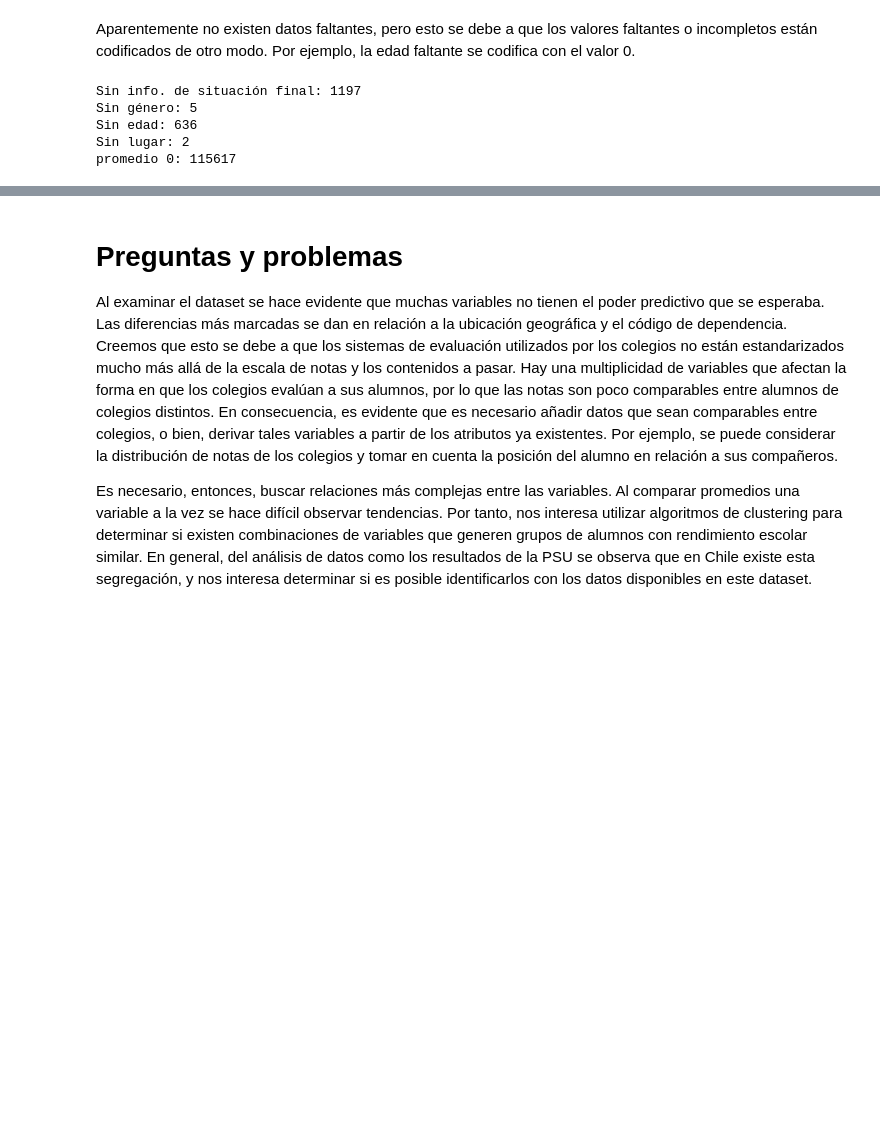
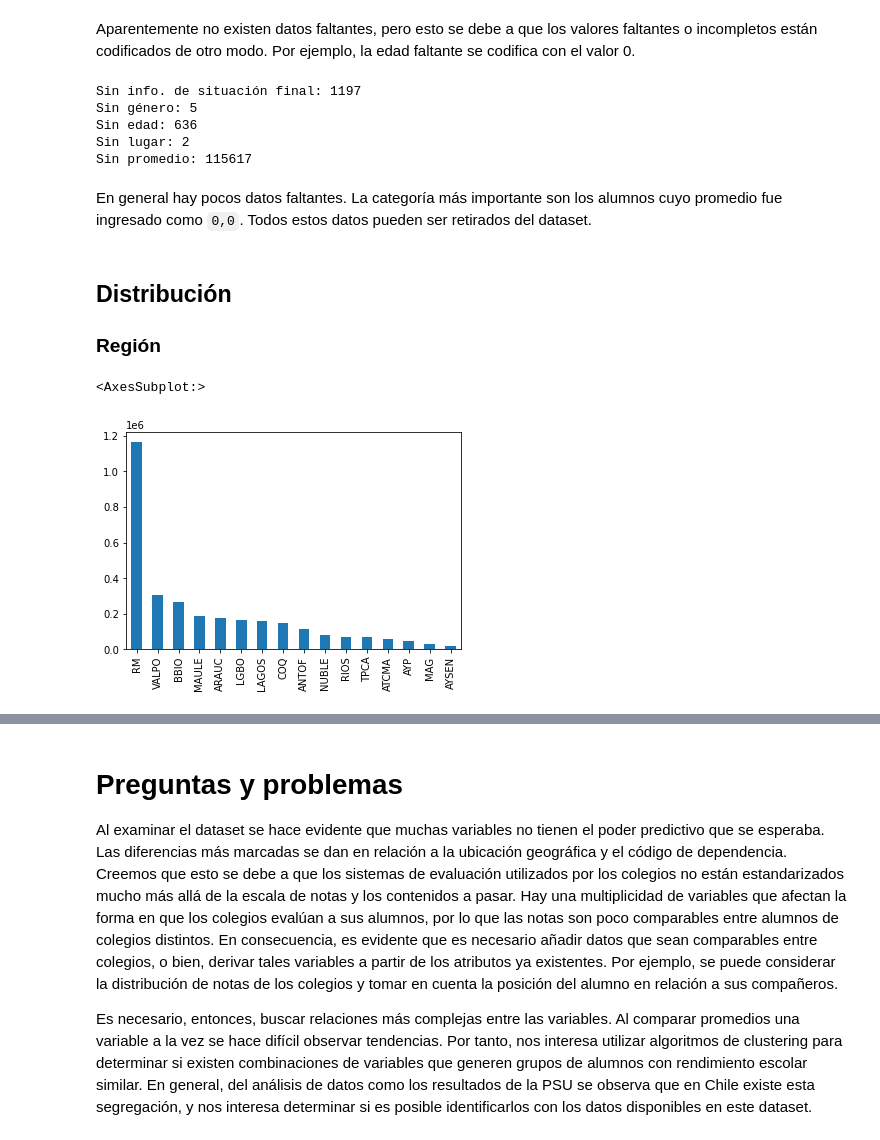
Before and after one commit to zerujio/proyecto-cc5206, a Jupyter notebook: hito_2.ipynb, the cells around one changed output, grey strips where cells are left out. Cells and saved outputs as stored; diff of their text form; code cells hidden in the pictures; blank space fills up the shorter version.

```diff
--- a/hito_2.ipynb
+++ b/hito_2.ipynb
@@ -24,7 +24,10 @@ rendimiento = pd.read_csv("datos/mineduc/rendimiento_escolar/2020.csv",
                               "SIT_FIN_R":"category",
                               "RURAL_RBD":"category",
                               "COD_DEPE":"category",
-                              "ESTADO_ESTAB":"category"},
+                              "COD_DEPE2":"category",
+                              "ESTADO_ESTAB":"category",
+                              "COD_ENSE":"category",
+                              "COD_ENSE2":"category"},
                           converters={"EDAD_ALU": lambda s : int(s) if s != ' ' else 0})
 # %%
 # cambio de nombre para algunas categorias
@@ -32,9 +35,14 @@ rendimiento.GEN_ALU.cat.categories = ["HOMBRE", "MUJER", "S/I"]
 
 rendimiento.RURAL_RBD.cat.categories = ["URBANO", "RURAL"]
 
+
 rendimiento.COD_DEPE = rendimiento.COD_DEPE.cat.rename_categories(
     {"1":"CORP_MUNICIPAL", "2":"MUNICIPAL_DAEM", "3":"PARTICULAR_SUBVEN",
      "4":"PARTICULAR_PAGADO", "5":"CORP_ADMIN_DELEGD", "6":"SERVI_LOCAL_EDUCA"})
+rendimiento.COD_DEPE2 = rendimiento.COD_DEPE2.cat.rename_categories(
+    {"1":"Municipal", "2":"Particular subvencionado", "3":"Particular pagado",
+     "4":"Corp. admin. delegada", "5":"Serv. local educación"}
+)
 
 rendimiento.ESTADO_ESTAB = rendimiento.ESTADO_ESTAB.cat.rename_categories(
     {"1":"FUNCIONANDO","2":"RECESO", "3":"CERRADO"}
@@ -47,5 +55,10 @@ rendimiento.SIT_FIN = rendimiento.SIT_FIN.cat.rename_categories(
 rendimiento.SIT_FIN_R = rendimiento.SIT_FIN_R.cat.rename_categories (
     {" ":"SIN_INFO", "P":"PROMOVIDO", "R":"REPROBADO", "Y":"RETIRADO", "T":"TRASLADADO"}
 )
+
+rendimiento.COD_ENSE2 = rendimiento.COD_ENSE2.cat.rename_categories(
+    {"2":"Básica Niños", "3":"Básica Adultos",
+     "5":"Media HC Jóvenes", "6":"Media HC Adultos",
+     "7":"Media TP Jóvenes", "8":"Media TP Adultos"}
+)
 pass
-rendimiento.SIT_FIN_R
@@ -131,10 +130,27 @@ print(f"Sin edad: {(rendimiento.EDAD_ALU == 0).sum()}")
 print(f"Sin lugar: {((rendimiento.COD_REG_ALU == 0) | (rendimiento.COD_COM_ALU == 0)).sum()}")
 
 # alumnos retirados (promedio 0)
-print(f"promedio 0: {(rendimiento.PROM_GRAL == 0.0).sum()}")
+print(f"Sin promedio: {(rendimiento.PROM_GRAL == 0.0).sum()}")
 # %% [output]
 Sin info. de situación final: 1197
 Sin género: 5
 Sin edad: 636
 Sin lugar: 2
-promedio 0: 115617
+Sin promedio: 115617
+# %% [markdown]
+En general hay pocos datos faltantes. La categoría más importante son los alumnos cuyo promedio fue ingresado como `0,0`. Todos estos datos pueden ser retirados del dataset.
+# %%
+rendimiento.drop(rendimiento[rendimiento.SIT_FIN_R == "SIN_INFO"].index, inplace = True)
+rendimiento.drop(rendimiento[rendimiento.GEN_ALU == "S/I"].index, inplace = True)
+rendimiento.drop(rendimiento[rendimiento.EDAD_ALU == 0].index, inplace = True)
+rendimiento.drop(rendimiento[(rendimiento.COD_REG_ALU == 0) | (rendimiento.COD_COM_ALU == 0)].index, inplace = True)
+rendimiento.drop(rendimiento[rendimiento.PROM_GRAL == 0.0].index, inplace = True)
+# %% [markdown]
+## Distribución
+
+### Región
+# %%
+rendimiento["NOM_REG_RBD_A"].value_counts().plot(kind="bar")
+# %% [output]
+<AxesSubplot:>
+[figure, added]
```
Also changed, not shown: parts of 40 cells of this notebook.
